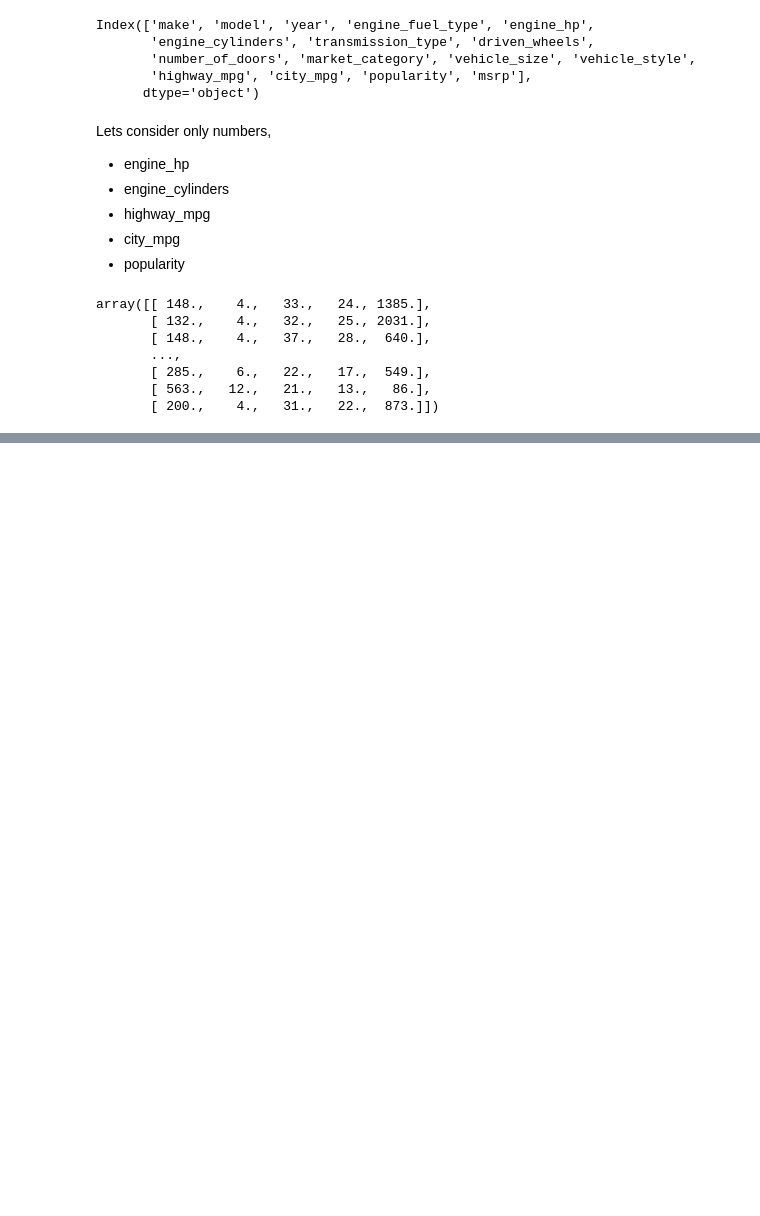
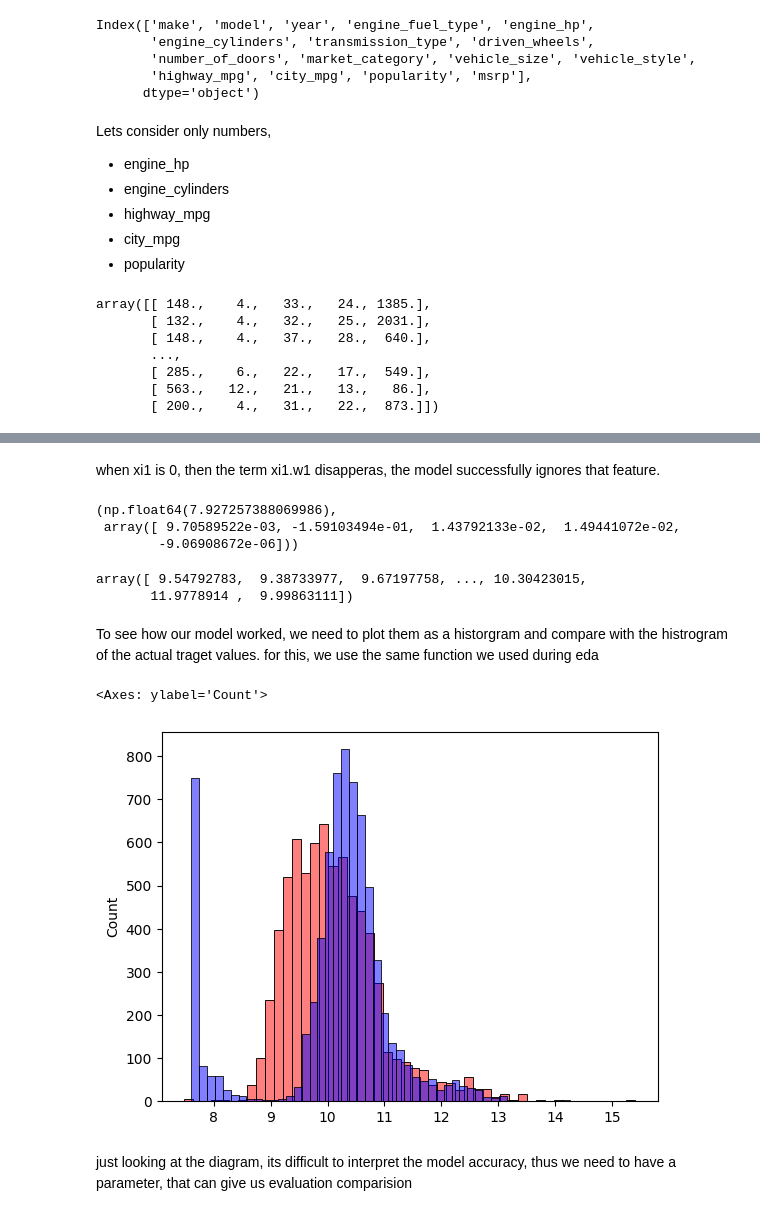
Before and after one commit to asmipandey18/Machine_learning, a Jupyter notebook: Regression_ML.ipynb, the cells around one changed output, grey strips where cells are left out. Drawn from its saved outputs; the diff is of its cells as text; code cells hidden in the pictures; blank space fills up the shorter version.

```diff
--- a/Regression_ML.ipynb
+++ b/Regression_ML.ipynb
@@ -727,0 +762,28 @@ array([[ 148.,    4.,   33.,   24., 1385.],
+# %% [markdown]
+when xi1 is 0, then the term xi1.w1 disapperas, the model successfully ignores that feature.
+# %%
+X_train = df_train[base].fillna(0).values
+w0, w = train_linear_regression(X_train, y_train)
+# %%
+w0, w
+# %% [output]
+(np.float64(7.927257388069986),
+ array([ 9.70589522e-03, -1.59103494e-01,  1.43792133e-02,  1.49441072e-02,
+        -9.06908672e-06]))
+# %%
+y_pred = w0 + X_train.dot(w)
+# %%
+y_pred
+# %% [output]
+array([ 9.54792783,  9.38733977,  9.67197758, ..., 10.30423015,
+       11.9778914 ,  9.99863111])
+# %% [markdown]
+To see how our model worked, we need to plot them as a historgram and compare with the histrogram of the actual traget values. for this, we use the same function we used during eda
+# %%
+sns.histplot(y_pred, color = 'red', alpha=0.5, bins=50, label='predicted values')
+sns.histplot(y_train, color = 'blue', alpha=0.5, bins=50, label='actual values')
+# %% [output]
+<Axes: ylabel='Count'>
+[figure, added]
+# %% [markdown]
+just looking at the diagram, its difficult to interpret the model accuracy, thus we need to have a parameter, that can give us evaluation comparision
```
Also changed, not shown: parts of 36 cells of this notebook.
